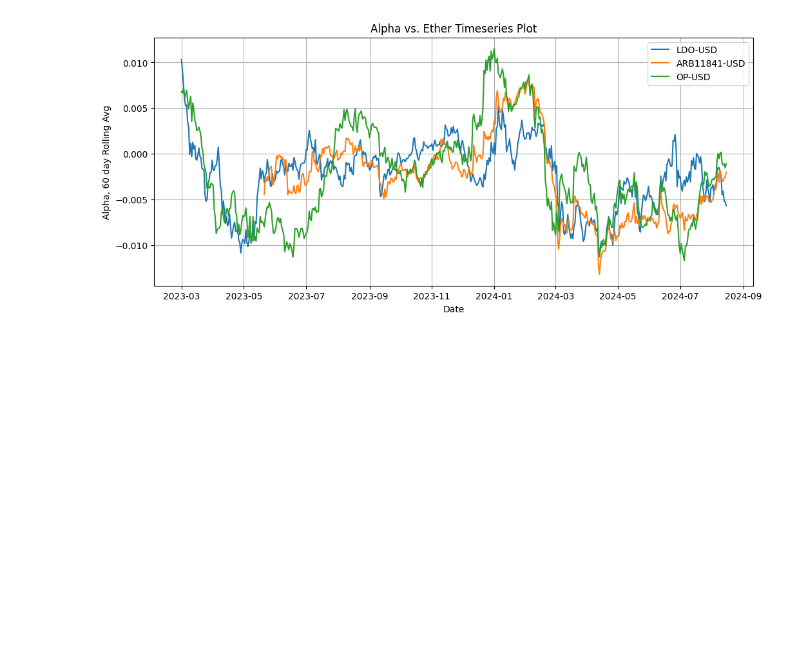
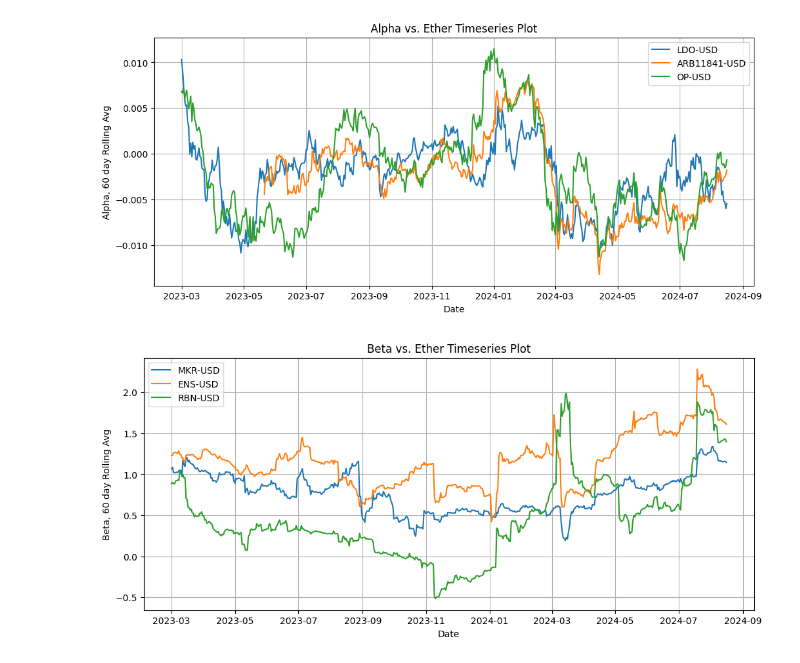
Before and after one commit to SlavkoMuzdeka/Very-Eary-Ventures---Beta-Analysis, a Jupyter notebook: beta_eda.ipynb, the cells around one changed output. Saved outputs shown, nothing was run; the diff lists cells and outputs as text; code cells hidden in the pictures; blank space fills up the shorter version.

Commit message:
Added timeseries plots for mrk, ens, rbn and gno

```diff
--- a/beta_eda.ipynb
+++ b/beta_eda.ipynb
@@ -851,3 +854,7 @@ plt = show_timeseries_plot(beta_df, ['LDO-USD', 'ARB11841-USD', 'OP-USD'], 'Beta
 plt = show_timeseries_plot(alpha_df, ['LDO-USD', 'ARB11841-USD', 'OP-USD'], 'Alpha')
 # %% [output]
 [figure]
+# %%
+plt = show_timeseries_plot(beta_df, ['MKR-USD', 'ENS-USD', 'RBN-USD'], 'Beta')
+# %% [output]
+[figure, added]
```
Also changed, not shown: parts of 16 cells of this notebook.
